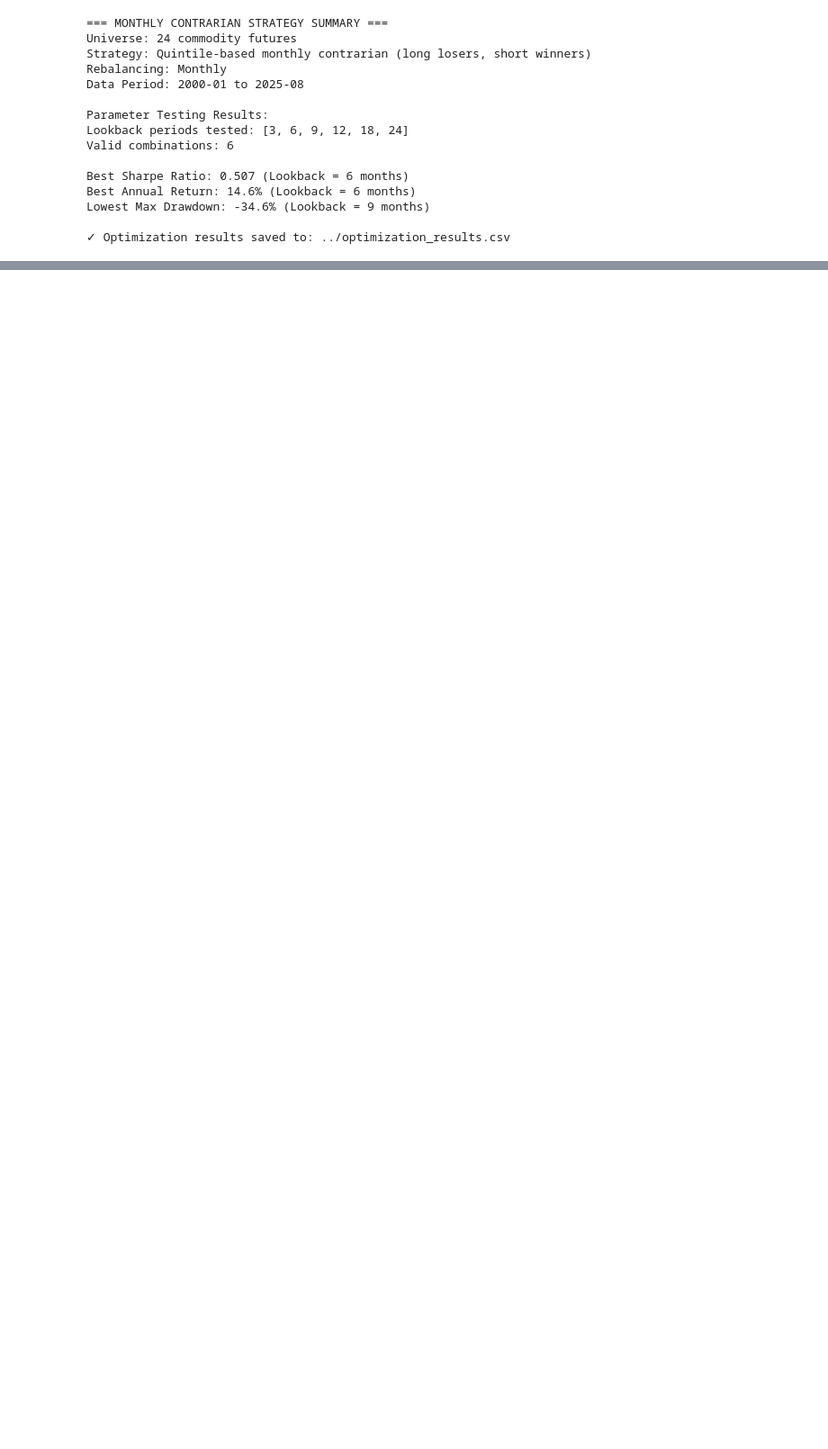
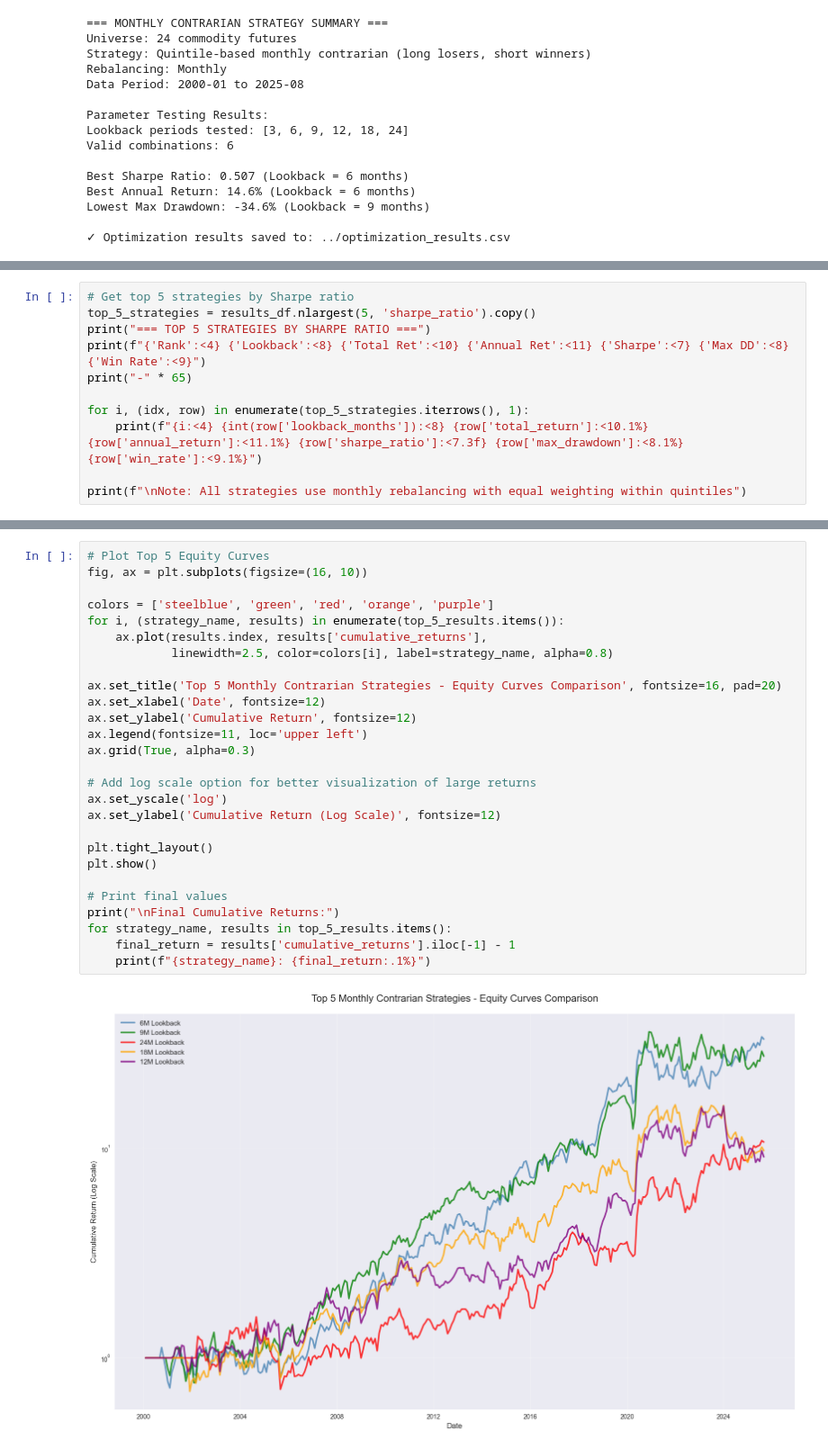
Before and after one commit to edoardoCame/Momentum-and-Contrarian, a Jupyter notebook: approaches/vectorized_contrarian_monthly/notebooks/optimization_analysis.ipynb, the cells around one changed output, grey strips where cells are left out. Shown at 90% size. Saved outputs shown, nothing was run; the diff lists cells and outputs as text; blank space fills up the shorter version.

```diff
--- a/approaches/vectorized_contrarian_monthly/notebooks/optimization_analysis.ipynb
+++ b/approaches/vectorized_contrarian_monthly/notebooks/optimization_analysis.ipynb
@@ -389,0 +392,11 @@ Lowest Max Drawdown: -34.6% (Lookback = 9 months)
+# %%
+# Get top 5 strategies by Sharpe ratio
+top_5_strategies = results_df.nlargest(5, 'sharpe_ratio').copy()
+print("=== TOP 5 STRATEGIES BY SHARPE RATIO ===")
+print(f"{'Rank':<4} {'Lookback':<8} {'Total Ret':<10} {'Annual Ret':<11} {'Sharpe':<7} {'Max DD':<8} {'Win Rate':<9}")
+print("-" * 65)
+
+for i, (idx, row) in enumerate(top_5_strategies.iterrows(), 1):
+    print(f"{i:<4} {int(row['lookback_months']):<8} {row['total_return']:<10.1%} {row['annual_return']:<11.1%} {row['sharpe_ratio']:<7.3f} {row['max_drawdown']:<8.1%} {row['win_rate']:<9.1%}")
+
+print(f"\nNote: All strategies use monthly rebalancing with equal weighting within quintiles")
@@ -389,0 +447,29 @@ Lowest Max Drawdown: -34.6% (Lookback = 9 months)
+# %%
+# Plot Top 5 Equity Curves
+fig, ax = plt.subplots(figsize=(16, 10))
+
+colors = ['steelblue', 'green', 'red', 'orange', 'purple']
+for i, (strategy_name, results) in enumerate(top_5_results.items()):
+    ax.plot(results.index, results['cumulative_returns'],
+            linewidth=2.5, color=colors[i], label=strategy_name, alpha=0.8)
+
+ax.set_title('Top 5 Monthly Contrarian Strategies - Equity Curves Comparison', fontsize=16, pad=20)
+ax.set_xlabel('Date', fontsize=12)
+ax.set_ylabel('Cumulative Return', fontsize=12)
+ax.legend(fontsize=11, loc='upper left')
+ax.grid(True, alpha=0.3)
+
+# Add log scale option for better visualization of large returns
+ax.set_yscale('log')
+ax.set_ylabel('Cumulative Return (Log Scale)', fontsize=12)
+
+plt.tight_layout()
+plt.show()
+
+# Print final values
+print("\nFinal Cumulative Returns:")
+for strategy_name, results in top_5_results.items():
+    final_return = results['cumulative_returns'].iloc[-1] - 1
+    print(f"{strategy_name}: {final_return:.1%}")
+# %% [output]
+[figure, added]
```
Also changed, not shown: parts of 8 cells of this notebook.
